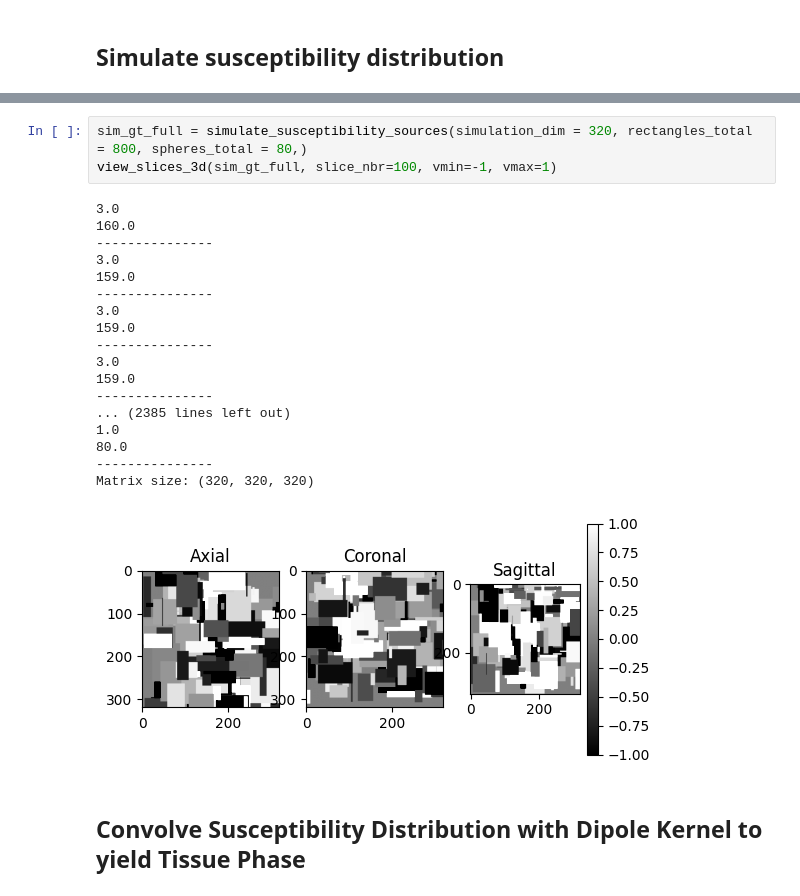
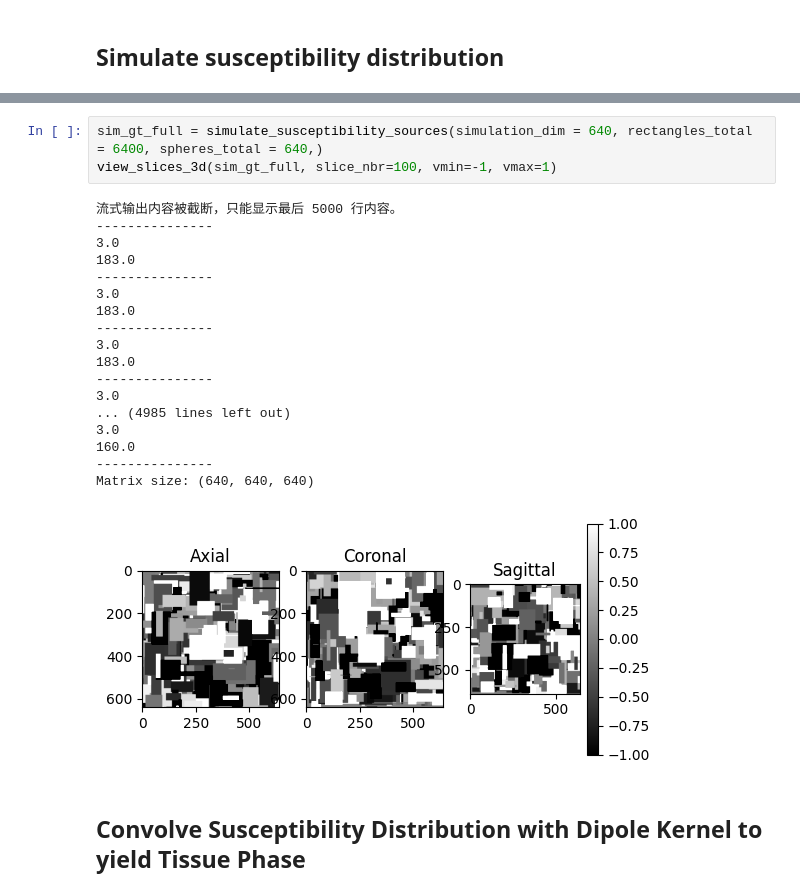
Before and after one commit to JunXinVan/Dynamic-workload-allocation-mechanism-for-content-moderatorss, a Jupyter notebook: “Steffen_Bollman_Deep_learning_QSM_tutorial_OHBM_ipynb”的副本.ipynb, the cells around one changed output, grey strips where cells are left out. Cells and saved outputs as stored; diff of their text form.

```diff
--- a/“Steffen_Bollman_Deep_learning_QSM_tutorial_OHBM_ipynb”的副本.ipynb
+++ b/“Steffen_Bollman_Deep_learning_QSM_tutorial_OHBM_ipynb”的副本.ipynb
@@ -129,25 +124,25 @@ def simulate_susceptibility_sources(simulation_dim = 160,
 # %%
-sim_gt_full = simulate_susceptibility_sources(simulation_dim = 320, rectangles_total = 800, spheres_total = 80,)
+sim_gt_full = simulate_susceptibility_sources(simulation_dim = 640, rectangles_total = 6400, spheres_total = 640,)
 view_slices_3d(sim_gt_full, slice_nbr=100, vmin=-1, vmax=1)
 # %% [output]
+流式输出内容被截断，只能显示最后 5000 行内容。
+---------------
+3.0
+183.0
+---------------
+3.0
+183.0
+---------------
+3.0
+183.0
+---------------
+3.0
+... (4985 lines left out)
 3.0
 160.0
 ---------------
-3.0
-159.0
----------------
-3.0
-159.0
----------------
-3.0
-159.0
----------------
-... (2385 lines left out)
-1.0
-80.0
----------------
-Matrix size: (320, 320, 320)
+Matrix size: (640, 640, 640)
-[figure, old version]
+[figure, new version]
 # %% [markdown]
 ## Convolve Susceptibility Distribution with Dipole Kernel to yield Tissue Phase
 # %%
```
Also changed, not shown: parts of 31 cells of this notebook.
